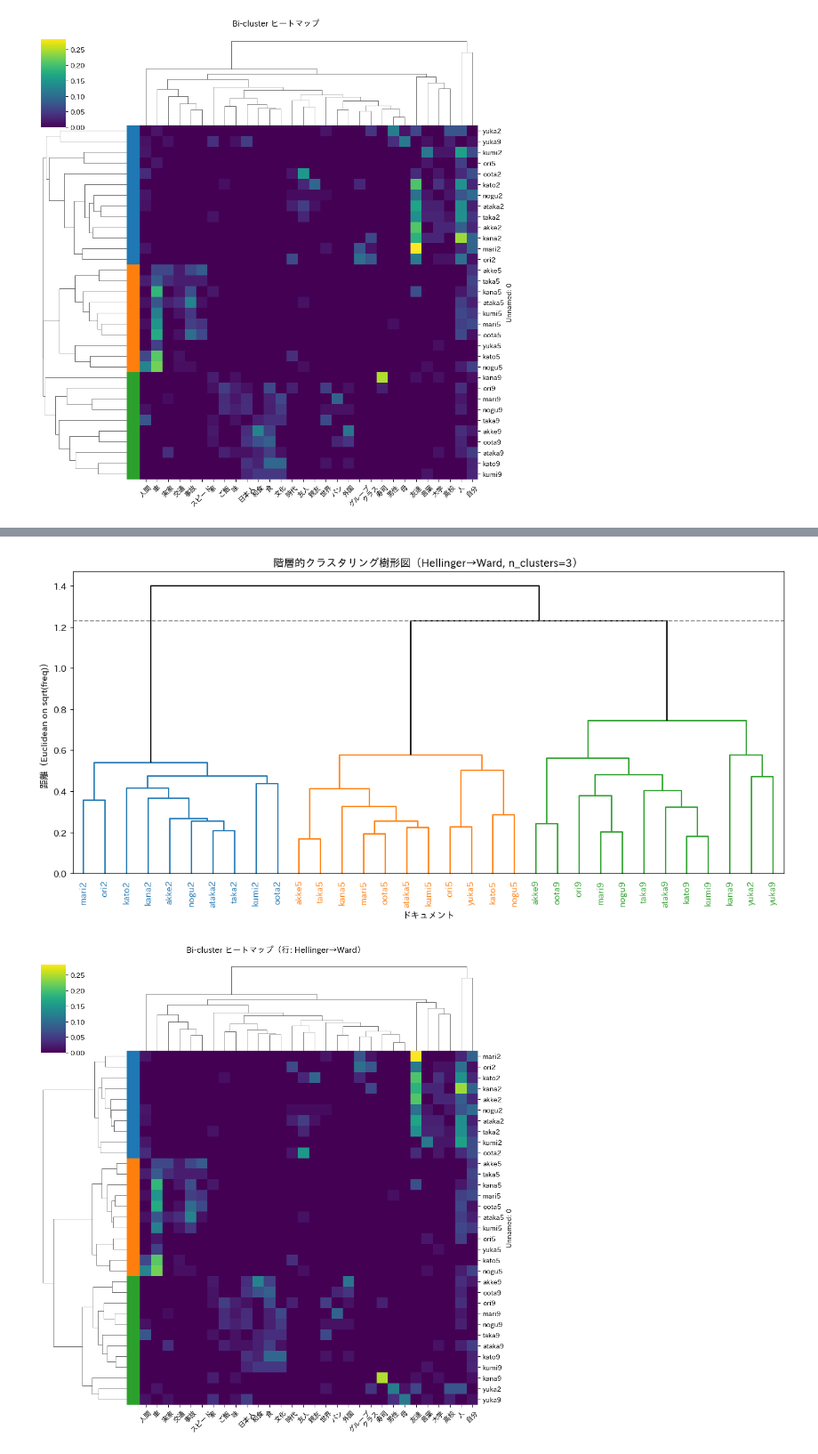
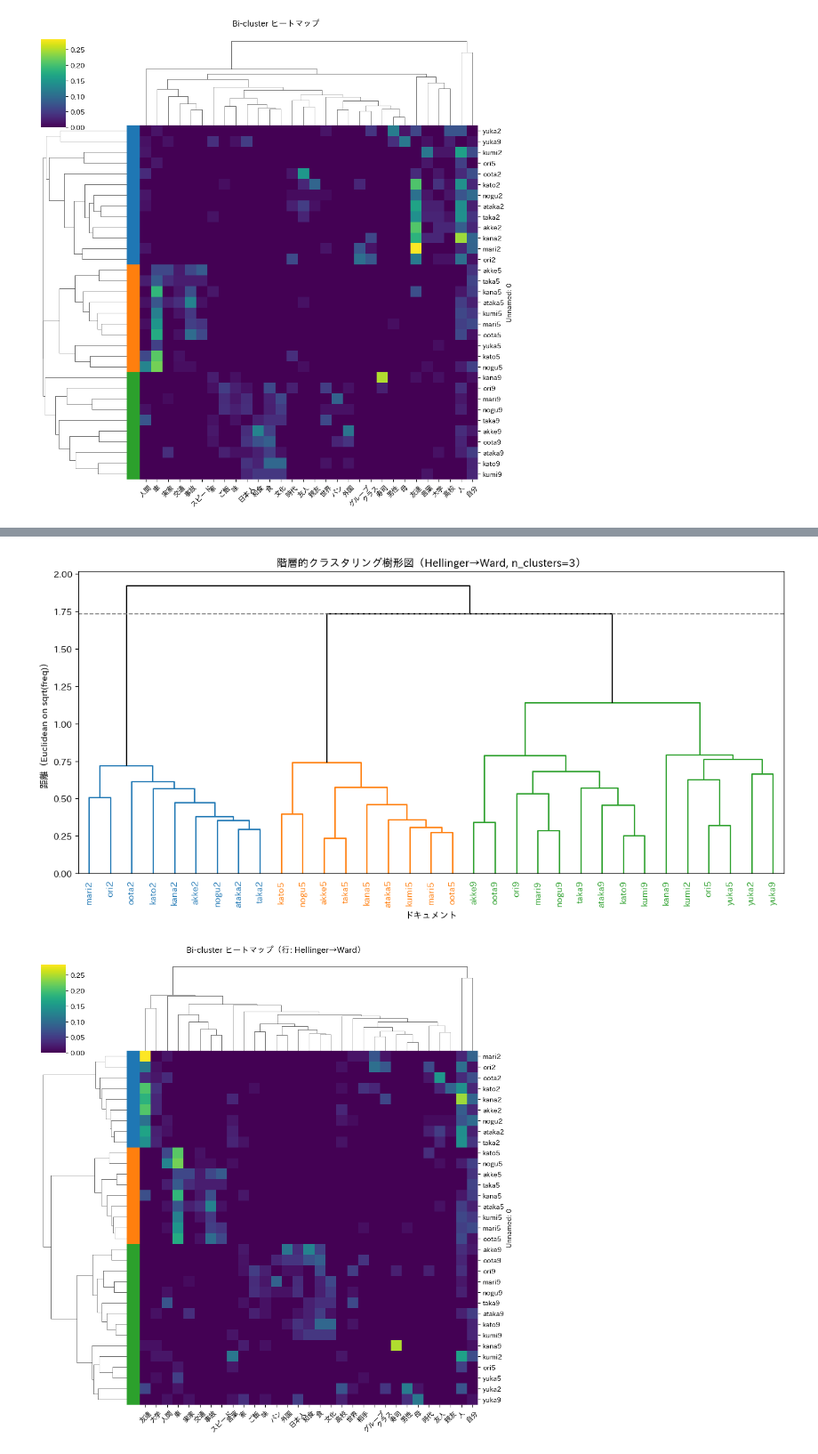
Before and after one commit to mining-jin/TextAnaPy, a Jupyter notebook: Hierarchical Clustering.ipynb, the cells around one changed output, grey strips where cells are left out. Shown at 89% size. Cells and saved outputs as stored; diff of their text form; code cells hidden in the pictures.

```diff
--- a/Hierarchical Clustering.ipynb
+++ b/Hierarchical Clustering.ipynb
@@ -367,7 +363,7 @@ from sklearn.manifold import MDS
 # 1. パラメータ設定
 # ------------------------------------------------------------
 n_clusters = 3
-max_columns = 30  # Noneなら全列
+max_columns = 31  # Noneなら全列
 
 # 行クラスタリング設定（ユーザ要望）
 row_distance_metric = "jensenshannon"
@@ -378,7 +374,7 @@ col_linkage_method = "average"
 col_distance_metric = "canberra"
 
 # MDS設定（JS距離→Euclidean空間へ）
-mds_n_components = 30        # 次元（大きいほど距離を保持しやすいが過学習/計算コスト増）
+mds_n_components = max_columns-1        # 次元（大きいほど距離を保持しやすいが過学習/計算コスト増）
 mds_random_state = 0
 
 # ------------------------------------------------------------
@@ -548,7 +544,7 @@ def hellinger(u, v):
 # 1. パラメータ設定
 # ------------------------------------------------------------
 n_clusters = 3           # 行クラスタ数
-max_columns = 30         # 先頭から何列使うか（Noneなら全列）
+max_columns = 31        # 先頭から何列使うか（Noneなら全列）
 
 # 行クラスタリング（要望）
 row_linkage_method = "ward"     # ward は Euclidean 前提
@@ -595,13 +591,13 @@ if max_columns is not None and X_numeric.shape[1] > max_columns:
 #    Hellinger距離(p,q) = (1/sqrt(2)) * ||sqrt(p)-sqrt(q)||_2
 #    ※ 定数(1/sqrt(2))はクラスタリングの順序に影響しないので省略可
 # ------------------------------------------------------------
-# X_hell = np.sqrt(X_numeric)
+X_hell = np.sqrt(X_numeric)
 # Ward はユークリッド距離前提なので metric は指定しない
-# Z = linkage(X_hell, method=row_linkage_method)
+Z = linkage(X_hell, method=row_linkage_method)
 
 # または次の自作のhellinger距離関数
-row_distance_metric = pdist(X_numeric.values, metric=hellinger)
-Z = linkage(row_distance_metric, method=row_linkage_method)
+# row_distance_metric = pdist(X_numeric.values, metric=hellinger)
+# Z = linkage(row_distance_metric, method=row_linkage_method)
 
 # ------------------------------------------------------------
 # 7. クラスタラベル付与
@@ -677,32 +673,32 @@ plt.show()
 # ============================================================
 
 # 行の色（クラスタ色）
 row_colors = [cluster_color_map[label_to_cluster[idx]] for idx in X_numeric.index]
 
 # 列linkage（元コード踏襲：canberra + average）
 Z_col = linkage(X_numeric.T, method=col_linkage_method, metric=col_distance_metric)
 
 # seaborn clustermap：
 # - 行は Hellinger→Ward の結果(Z)をそのまま使う（再計算させない）
 # - ヒートマップ表示値は「相対頻度（元のX_numeric）」のままにする
 g = sns.clustermap(
     X_numeric,
     row_linkage=Z,     # ★ 重要：行クラスタはHellinger→Wardを反映
     col_linkage=Z_col,
     row_cluster=True,
     col_cluster=True,
     row_colors=row_colors,
     cmap="viridis",
     figsize=(10, 10),
 )
 
 # x軸ラベル 45度
 plt.setp(g.ax_heatmap.get_xticklabels(), rotation=45)
 # y軸ラベル 0度
 plt.setp(g.ax_heatmap.get_yticklabels(), rotation=0)
 
 g.fig.suptitle("Bi-cluster ヒートマップ（行: Hellinger→Ward）", y=1.02)
 plt.show()
 # %% [output]
-[figure, old version]
+[figure, new version]
-[figure, old version]
+[figure, new version]
```
Also changed, not shown: parts of 2 cells of this notebook.
